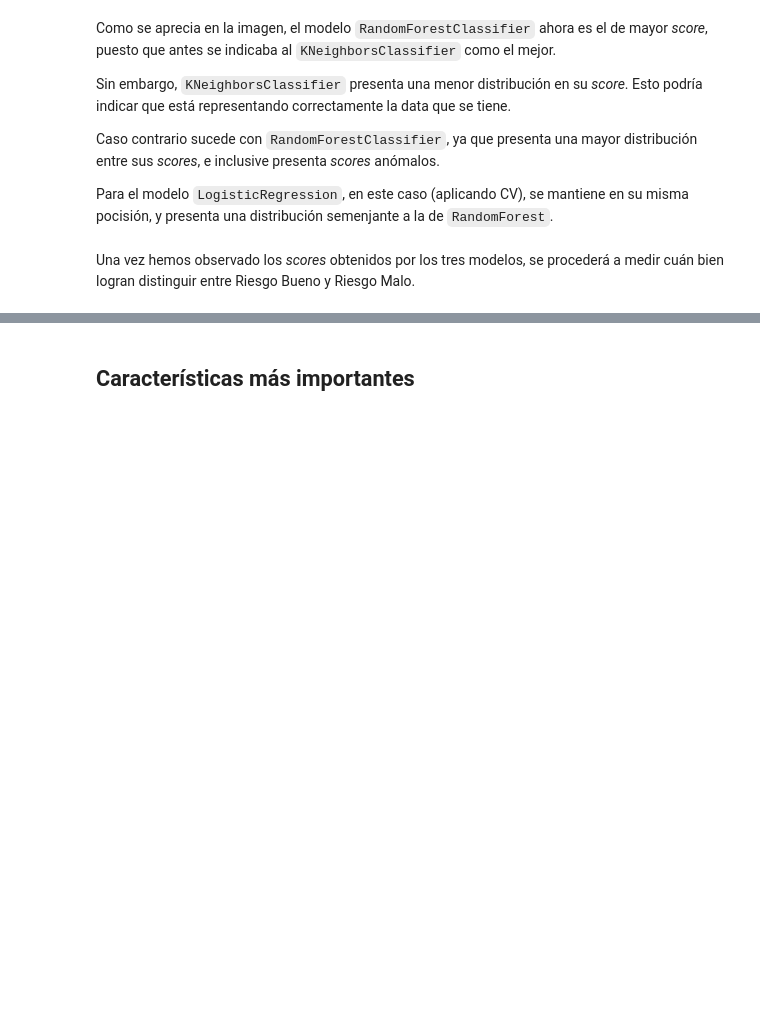
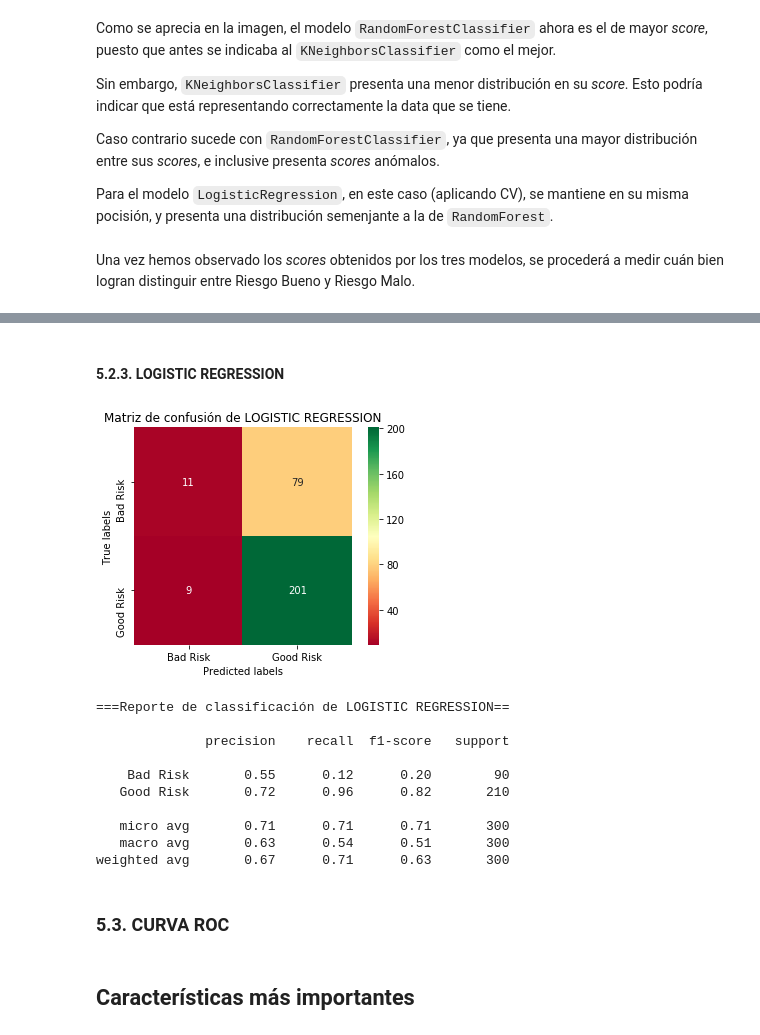
Before and after one commit to aLucaz/predicting-credit-risk, a Jupyter notebook: predict_models_credit_risk.ipynb, the cells around one changed output, grey strips where cells are left out. Drawn from its saved outputs; the diff is of its cells as text; code cells hidden in the pictures; blank space fills up the shorter version.

```diff
--- a/predict_models_credit_risk.ipynb
+++ b/predict_models_credit_risk.ipynb
@@ -440,3 +500,21 @@ Una vez hemos observado los _scores_ obtenidos por los tres modelos, se proceder
+# %% [markdown]
+#### 5.2.3. LOGISTIC REGRESSION
+# %%
+plot_metrics_confusion_matrix(y_test, y_pred_logreg, "LOGISTIC REGRESSION")
+# %% [output]
+[figure, added]
+===Reporte de classificación de LOGISTIC REGRESSION==
+
+              precision    recall  f1-score   support
+
+    Bad Risk       0.55      0.12      0.20        90
+   Good Risk       0.72      0.96      0.82       210
+
+   micro avg       0.71      0.71      0.71       300
+   macro avg       0.63      0.54      0.51       300
+weighted avg       0.67      0.71      0.63       300
+# %% [markdown]
+### 5.3. CURVA ROC
 # %% [markdown]
 ## Características más importantes
 # %% [markdown]
```
Also changed, not shown: parts of 9 cells of this notebook.
